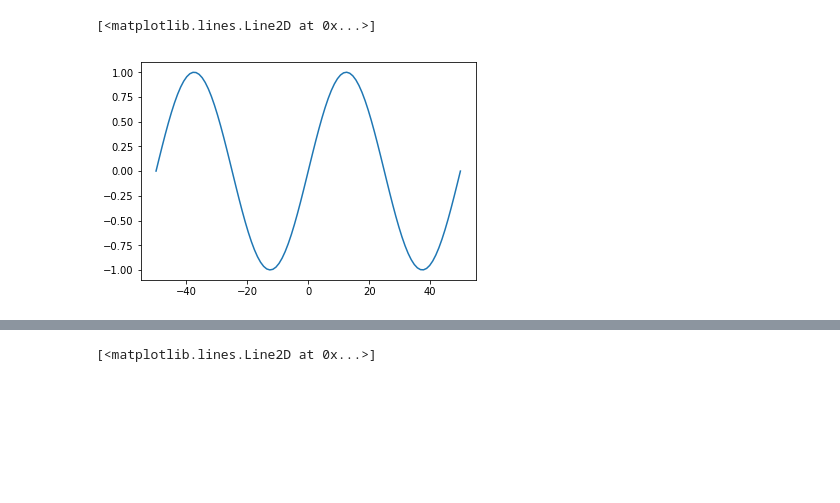
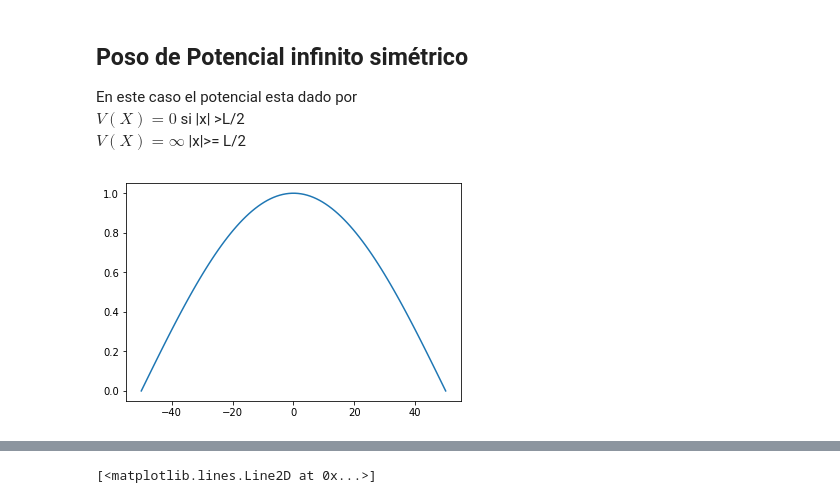
Before and after one commit to manuela98/F-sica-cuantica, a Jupyter notebook: Poso infinito.ipynb, the cells around one changed output, grey strips where cells are left out. Cells and saved outputs as stored; diff of their text form; code cells hidden in the pictures; blank space fills up the shorter version.

Commit message:
Correcion soluciones pares e impares

```diff
--- a/Poso infinito.ipynb
+++ b/Poso infinito.ipynb
@@ -1,24 +1,32 @@
+# %% [markdown]
+## Poso de Potencial infinito simétrico
+
+En este caso el potencial esta dado por
+$V(X) = 0 $  si |x| >L/2
+$V(X) = ∞ $  |x|>= L/2
 # %%
 import numpy as np
 import matplotlib.pylab as plt
 
 # Funcion de onda con energia cuantizada
+
+# Soluciones para con coseno
 l = 100.
 x = np.linspace(-l/2.,l/2,100)
 def fi(x):
 
 
     N = 1.
-    h2 = 1.
+    hbar2 = 1.
     m = 1.
-    n = 2.
+    n = 1. # Con n impar
     # Minima energia con n = 1
-    E = ((2*np.pi**2*h2)/(m*l**2))*h2*n**2
+    E = (hbar2*np.pi**2*n**2)/(2*m*l**2)
 
-    return N*np.sin((np.sqrt(2*m*E)/h2)*x)
+    return N*np.cos((np.sqrt(2*m*E)/hbar2)*x)
 
 f= fi(x)
 plt.plot(x,f)
+plt.show()
 # %% [output]
-[<matplotlib.lines.Line2D at 0x...>]
-[figure, old version]
+[figure, new version]
```
Also changed, not shown: parts of 1 cell of this notebook.
